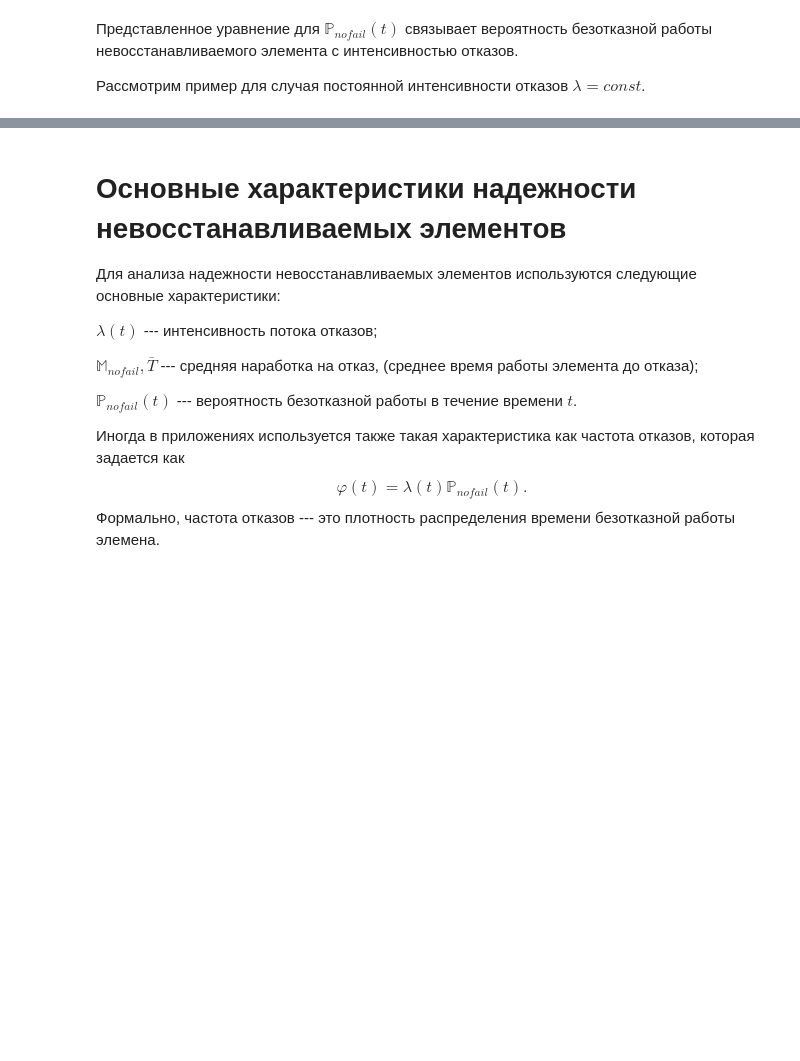
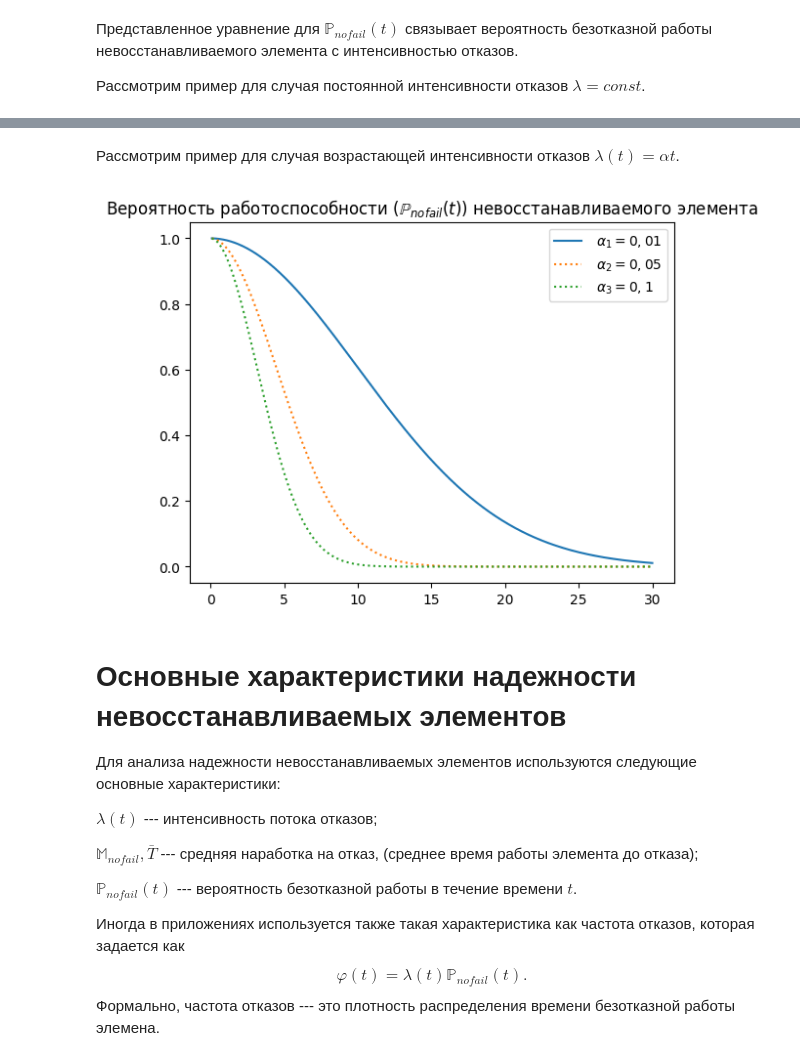
Before and after one commit to SergeyS1954/CLT, a Jupyter notebook: LW2.ipynb, the cells around one changed output, grey strips where cells are left out. Drawn from its saved outputs; the diff is of its cells as text; code cells hidden in the pictures; blank space fills up the shorter version.

```diff
--- a/LW2.ipynb
+++ b/LW2.ipynb
@@ -65,3 +65,40 @@ plt.show()
+# %% [markdown]
+Рассмотрим пример для  случая возрастающей интенсивности отказов $\lambda(t) = \alpha t$.
+# %%
+import matplotlib.pyplot as plt
+import numpy as np
+from scipy import integrate
+
+alpha= 0.01
+def target_function_f(x):
+ return alpha*x
+
+
+x_min = 0.1
+x_max = 30.0
+x = np.arange (x_min, x_max, 0.01)
+y1 =[]
+y2 =[]
+y3 =[]
+for xx in x:
+    alpha= 0.01
+    intf = integrate.quad(target_function_f, 0, xx)
+    y1.append(np.exp(-intf[0]))
+    alpha= 0.05
+    intf = integrate.quad(target_function_f, 0, xx)
+    y2.append(np.exp(-intf[0]))
+    alpha= 0.1
+    intf = integrate.quad(target_function_f, 0, xx)
+    y3.append(np.exp(-intf[0]))
+
+plt.plot(x,y1, label = r" $\alpha_1 = 0,01$")
+plt.plot(x,y2, linestyle = ':', label = r" $\alpha_2 = 0,05$")
+plt.plot(x,y3, linestyle = ':', label = r" $\alpha_3 = 0,1$")
+plt.legend()
+plt.title('Вероятность работоспособности ($\mathbb{P}_{nofail}(t)$) невосстанавливаемого элемента')
+plt.show()
+# %% [output]
+[figure, added]
 # %% [markdown]
 # Основные характеристики надежности невосстанавливаемых элементов
 
```
Also changed, not shown: parts of 1 cell of this notebook.
